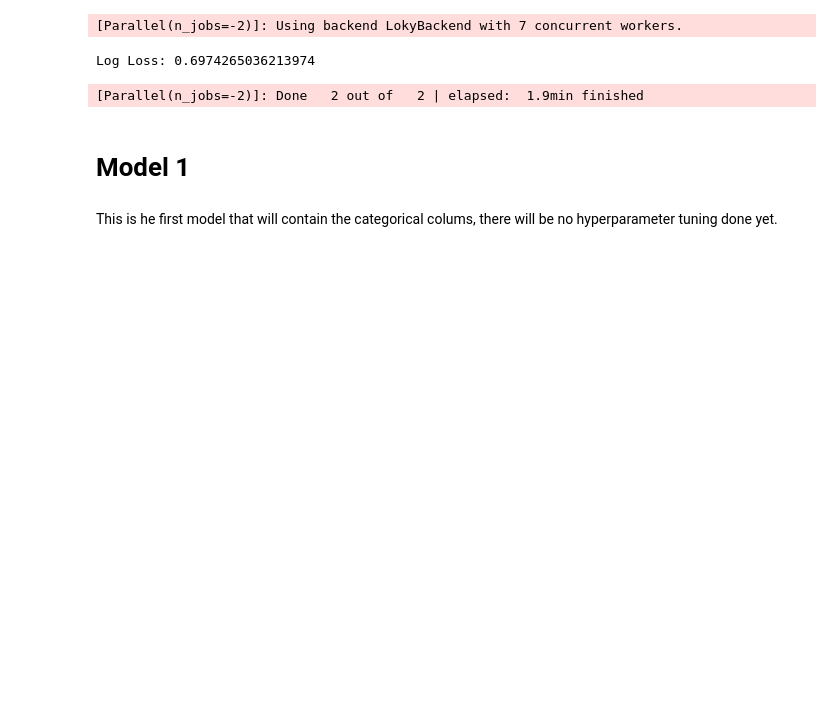
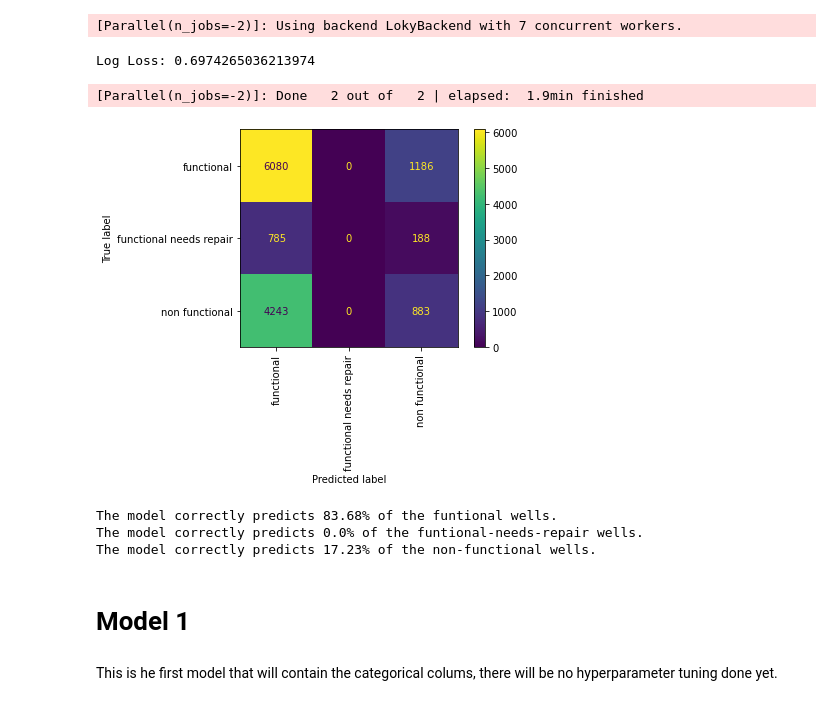
Before and after one commit to fivearm/Phase_3_Project, a Jupyter notebook: random_forest_models.ipynb, the cells around one changed output. Drawn from its saved outputs; the diff is of its cells as text; code cells hidden in the pictures; blank space fills up the shorter version.

```diff
--- a/random_forest_models.ipynb
+++ b/random_forest_models.ipynb
@@ -159,6 +176,16 @@ print('Log Loss:', log_loss_rfc)
 [Parallel(n_jobs=-2)]: Using backend LokyBackend with 7 concurrent workers.
 Log Loss: 0.6974265036213974
 [Parallel(n_jobs=-2)]: Done   2 out of   2 | elapsed:  1.9min finished
+# %%
+plot_confusion_matrix(rs_1, X_test_nums_scaled, y_test, xticks_rotation='vertical');
+# %% [output]
+[figure, added]
+# %%
+model_predictions(rs_1, X_test_nums_scaled, y_test)
+# %% [output]
+The model correctly predicts 83.68% of the funtional wells.
+The model correctly predicts 0.0% of the funtional-needs-repair wells.
+The model correctly predicts 17.23% of the non-functional wells.
 # %% [markdown]
 # Model 1
 # %% [markdown]
```
Also changed, not shown: parts of 37 cells of this notebook.
